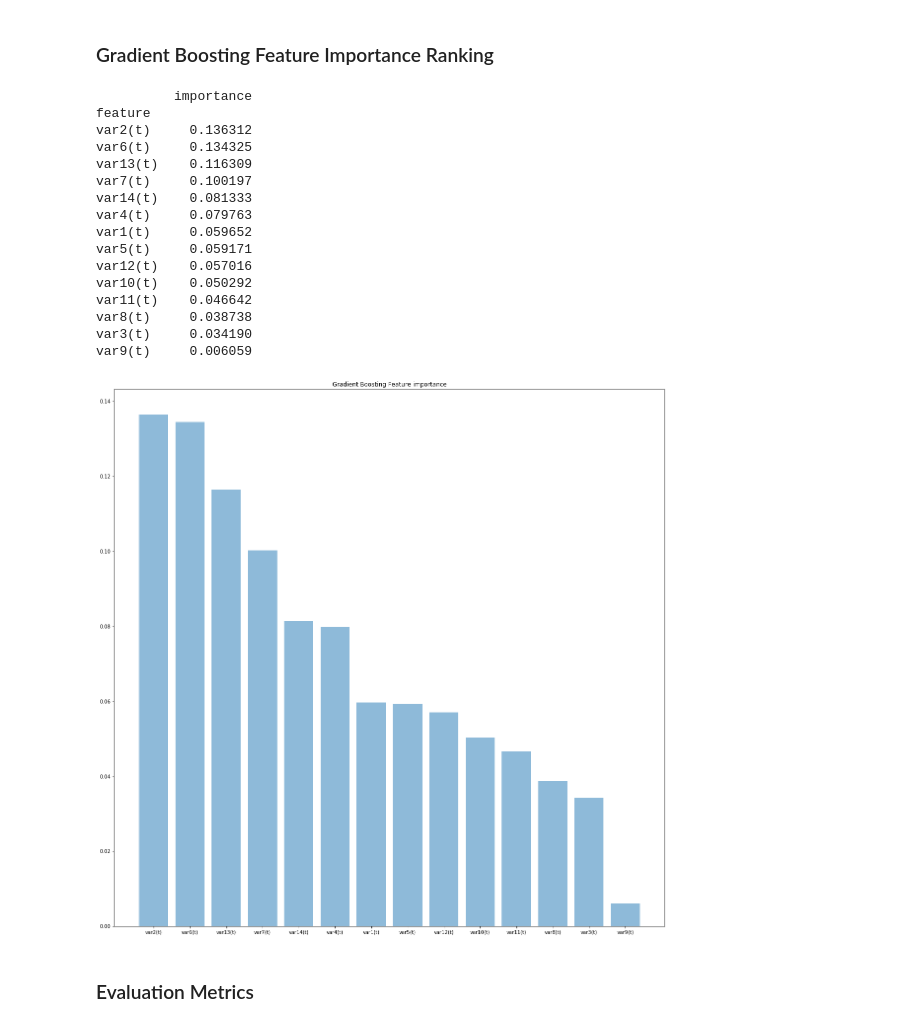
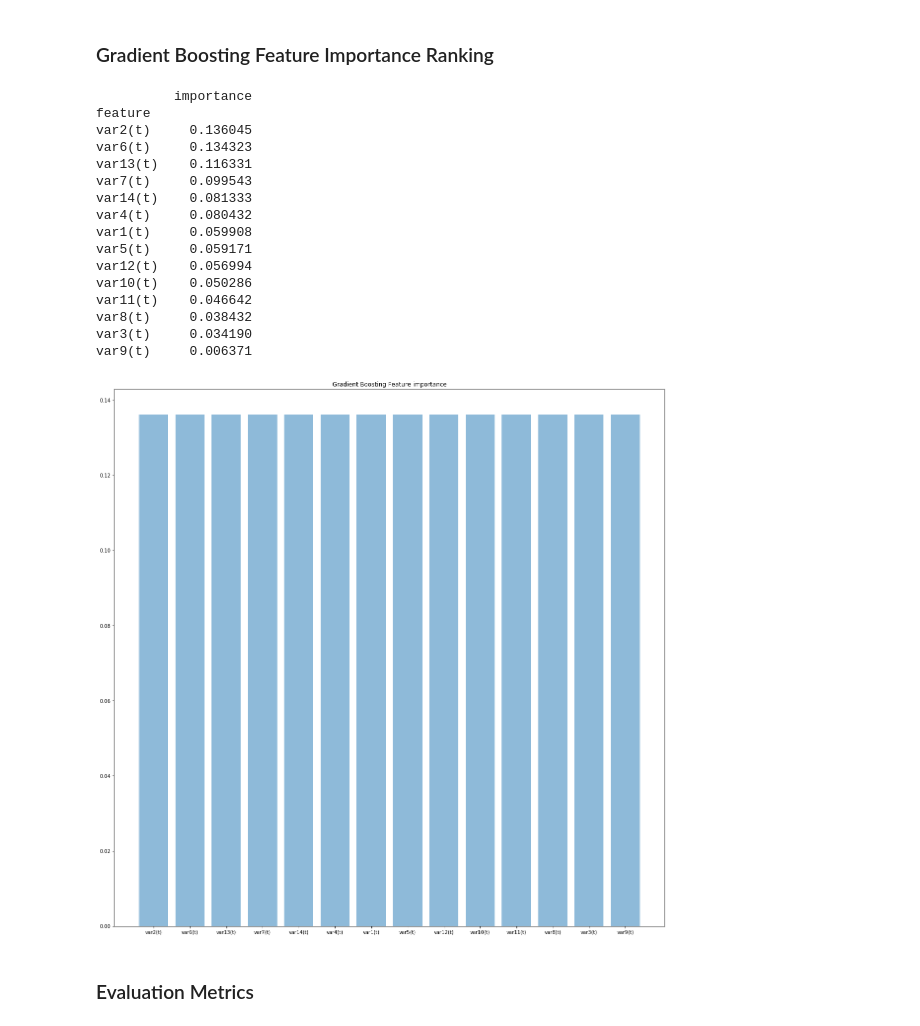
Before and after one commit to eldrad294/ICS5110_Practical_Assignment, a Jupyter notebook: src/Gabriel/Deliverable/Experiment2.ipynb, the cells around one changed output. Saved outputs shown, nothing was run; the diff lists cells and outputs as text; code cells hidden in the pictures.

```diff
--- a/src/Gabriel/Deliverable/Experiment2.ipynb
+++ b/src/Gabriel/Deliverable/Experiment2.ipynb
@@ -442,43 +443,43 @@ var9(t)     0.038079
 # %%
 #
 # Feature importance ranked using Gradient Boosting
 from sklearn.ensemble import GradientBoostingClassifier
 gbc = GradientBoostingClassifier()
 gbc.fit(df_pruned_shifted_X, df_pruned_shifted_Y)
 feature_importances = pd.DataFrame({'feature': df_pruned_shifted_X_headers, 'importance': np.round(gbc.feature_importances_, 6)})
 feature_importances = feature_importances.sort_values('importance', ascending=False).set_index('feature')
 #
 print(feature_importances)
 #
 # Plot the feature importance of the forest
 fig = plt.figure()
 fig.set_figheight(20)
 fig.set_figwidth(20)
 plt.title("Gradient Boosting Feature importance")
 objects = list(feature_importances.axes[0])
 y_pos = np.arange(len(objects))
 feature_importance = np.array(feature_importances)
-plt.bar(y_pos, feature_importance, align='center', alpha=0.5)
+plt.bar(y_pos, feature_importance[0], align='center', alpha=0.5)
 plt.xticks(y_pos, objects)
 plt.show()
 # %% [output]
           importance
 feature
-var2(t)     0.136312
-var6(t)     0.134325
-var13(t)    0.116309
-var7(t)     0.100197
+var2(t)     0.136045
+var6(t)     0.134323
+var13(t)    0.116331
+var7(t)     0.099543
 var14(t)    0.081333
-var4(t)     0.079763
-var1(t)     0.059652
+var4(t)     0.080432
+var1(t)     0.059908
 var5(t)     0.059171
-var12(t)    0.057016
-var10(t)    0.050292
+var12(t)    0.056994
+var10(t)    0.050286
 var11(t)    0.046642
-var8(t)     0.038738
+var8(t)     0.038432
 var3(t)     0.034190
-var9(t)     0.006059
+var9(t)     0.006371
-[figure, old version]
+[figure, new version]
 # %% [markdown]
 ### Evaluation Metrics
 # %%
```
Also changed, not shown: parts of 8 cells of this notebook, 1 other file.
